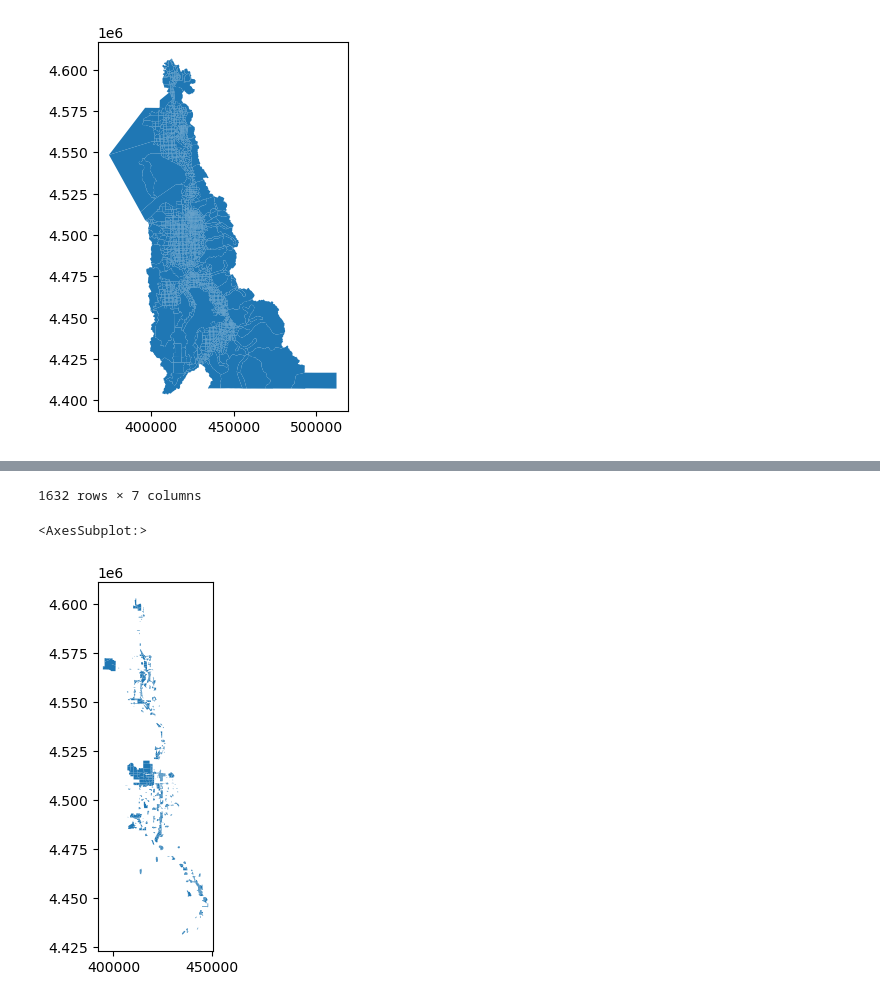
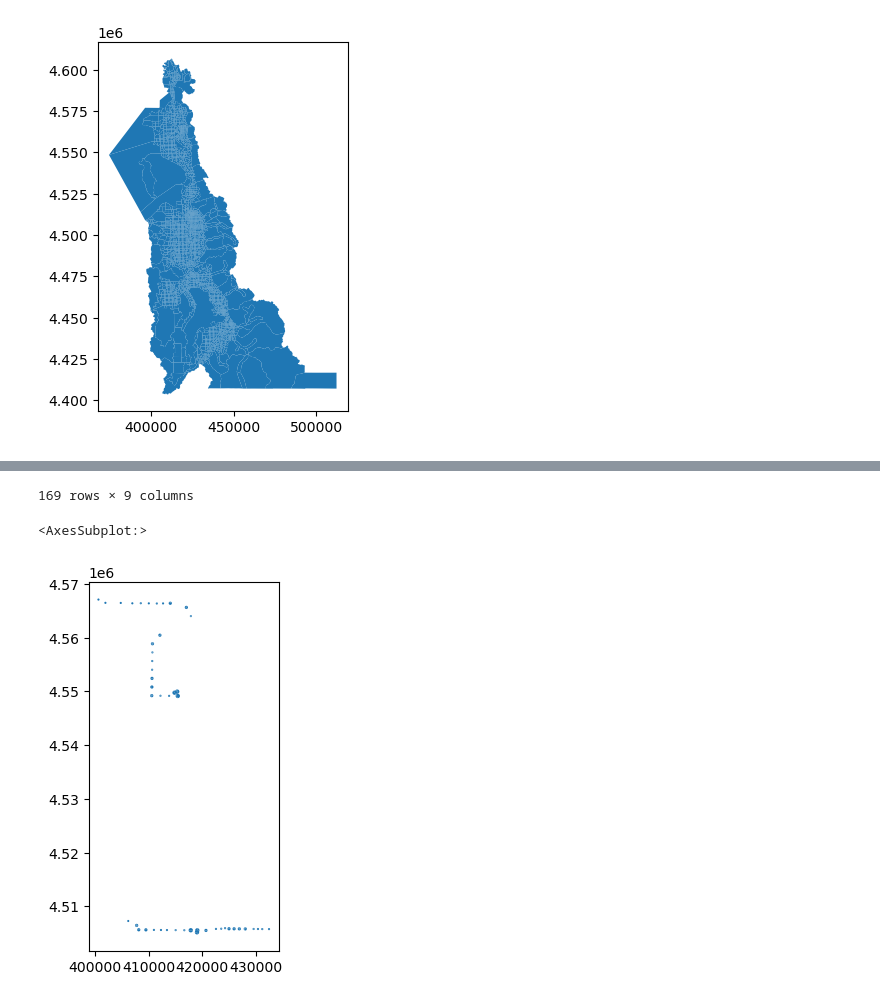
Before and after one commit to WFRCAnalytics/Wasatch-Choice-Land-Use-And-Transit-Scenario, a Jupyter notebook: Prepare-Land-Use-Scenarios.ipynb, the cells around one changed output, grey strips where cells are left out. Drawn from its saved outputs; the diff is of its cells as text; code cells hidden in the pictures.

```diff
--- a/Prepare-Land-Use-Scenarios.ipynb
+++ b/Prepare-Land-Use-Scenarios.ipynb
@@ -245,6 +341,10 @@ gdf_tdm_link
 gdf_tdm_link_with_projects = pd.merge(gdf_tdm_link, df_project_transit_links, left_on='LINKID', right_on='link_id')
 display(gdf_tdm_link_with_projects)
 gdf_tdm_link_with_projects.plot()
+
+gdf_tdm_node_with_projects = pd.merge(gdf_tdm_node, df_project_transit_nodes, left_on='N', right_on='node_id')
+display(gdf_tdm_node_with_projects)
+gdf_tdm_node_with_projects.plot()
 # %% [output]
 |  | A | B | LINKID | geometry | project_id | link_id |
 | 0 | 10036 | 27491 | 10036_27491 | LINESTRING (414829.268 4549753.94... | 3 | 10036_27491 |
@@ -335,0 +531,4 @@ display(gdf_wc_centers.plot())
+# %%
+gdf_stops = gdf_tdm_node_with_projects[['N','geometry']]
+gdf_stops_with_nearest_center = pd.merge(gdf_stops, df_nearest_centers[['project_id','N','nearest_AreaType']], on='N')
+gdf_stops_with_nearest_center
@@ -335,0 +553,27 @@ display(gdf_wc_centers.plot())
+# %%
+gdf_buffered_stops_with_centers = gpd.GeoDataFrame()
+
+
+for index, row in df_centers.iterrows():
+    print(row['center_type'])
+
+    _gdf = gdf_stops_with_nearest_center[gdf_stops_with_nearest_center['nearest_AreaType']==row['center_type']]
+
+    # Buffer the merged lines by 'application area miles'
+    # Convert miles to an appropriate unit if your CRS is not in miles
+    # For example, if CRS is in meters, convert miles to meters (1 mile = 1609.34 meters)
+    _gdf['buffered'] = _gdf.geometry.buffer(row['application_area_miles'] * 1609.34)
+
+    # If you want the buffered geometry as the main geometry
+    _gdf.set_geometry('buffered', inplace=True)
+
+    _gdf.drop(columns=['geometry'], inplace=True)
+    _gdf.reset_index(inplace=True)
+
+    _gdf.plot()
+
+    gdf_buffered_stops_with_centers = pd.concat([gdf_buffered_stops_with_centers,_gdf])
+
+display(gdf_buffered_stops_with_centers)
+
+gdf_buffered_stops_with_centers.plot()
@@ -345,16 +632,16 @@ gdf_taz.plot()
 # Assuming gdf1, gdf2, and gdf3 are your GeoDataFrames
 
 # Perform the intersection of the first two GeoDataFrames
-gdf_wc_centers_tax = gpd.overlay(gdf_wc_centers[['AreaName','AreaType','geometry']], gdf_taz[['TAZID','ACRES','geometry']], how='intersection')
+gdf_buffered_stops_with_centers_taz = gpd.overlay(gdf_buffered_stops_with_centers, gdf_taz[['TAZID','ACRES','geometry']], how='intersection')
 
 
 # Calculate the area in square meters
-gdf_wc_centers_tax['area_sqm'] = gdf_wc_centers_tax.geometry.area
+gdf_buffered_stops_with_centers_taz['area_sqm'] = gdf_buffered_stops_with_centers_taz.geometry.area
 
 # Convert the area to acres
-gdf_wc_centers_tax['area_acres'] = gdf_wc_centers_tax['area_sqm'] / 4046.85642
+gdf_buffered_stops_with_centers_taz['area_acres'] = gdf_buffered_stops_with_centers_taz['area_sqm'] / 4046.85642
 
 # The final_intersection GeoDataFrame now contains the intersection of all three GeoDataFrames
-display(gdf_wc_centers_tax)
-gdf_wc_centers_tax.plot()
+display(gdf_buffered_stops_with_centers_taz)
+gdf_buffered_stops_with_centers_taz.plot()
 # %% [output]
@@ -373,3 +660,3 @@ gdf_wc_centers_tax.plot()
-1632 rows × 7 columns
+169 rows × 9 columns
 <AxesSubplot:>
-[figure, old version]
+[figure, new version]
```
Also changed, not shown: parts of 24 cells of this notebook, 11 other files.
